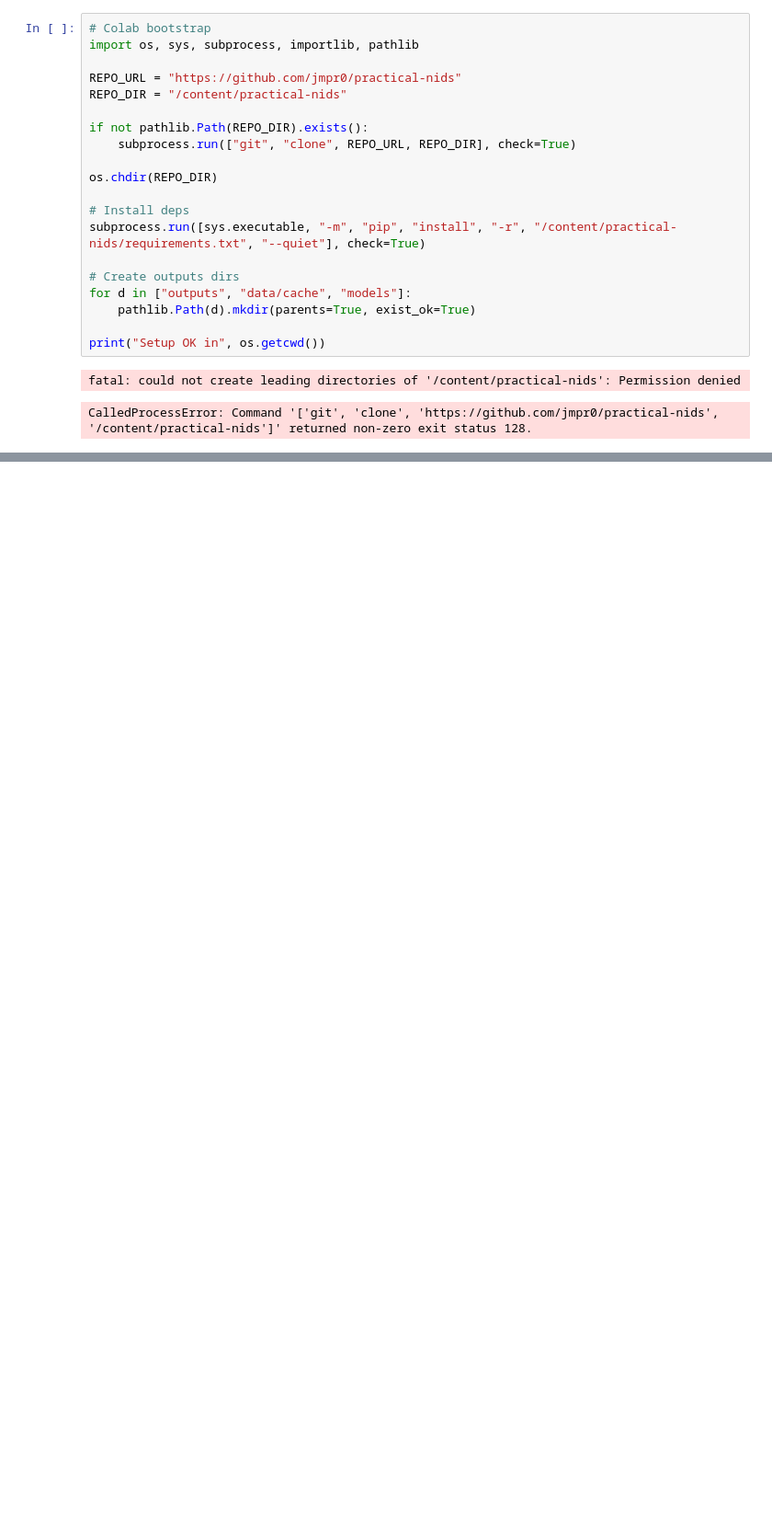
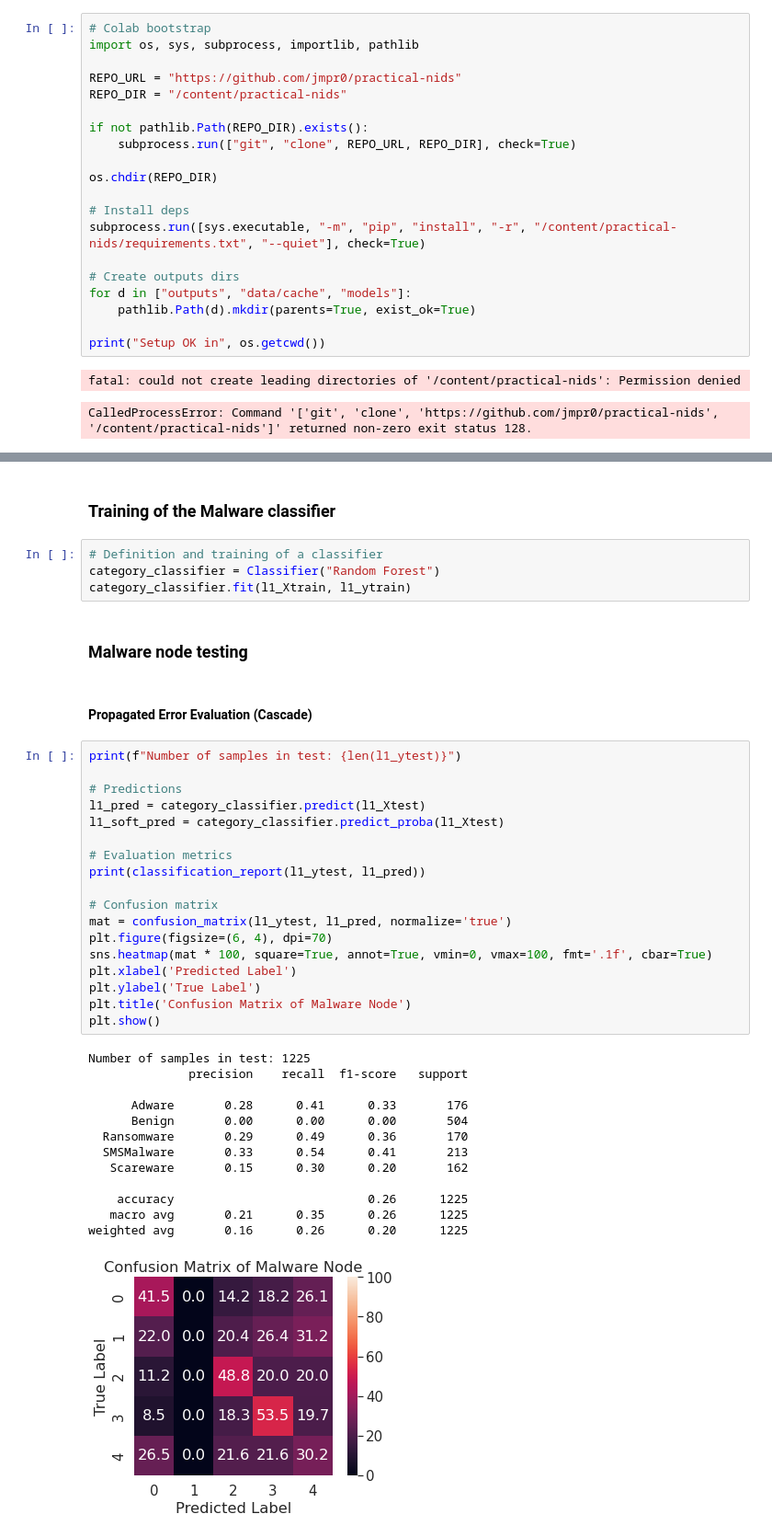
Before and after one commit to jmpr0/practical-nids, a Jupyter notebook: 02_hierarchical_intrusion_detection.ipynb, the cells around one changed output, grey strips where cells are left out. Shown at 92% size. Saved outputs shown, nothing was run; the diff lists cells and outputs as text; blank space fills up the shorter version.

```diff
--- a/02_hierarchical_intrusion_detection.ipynb
+++ b/02_hierarchical_intrusion_detection.ipynb
@@ -555,0 +326,42 @@ TPR-FPR @avg+std: 0.80-0.13
+# %% [markdown]
+### Training of the Malware classifier
+# %%
+# Definition and training of a classifier
+category_classifier = Classifier("Random Forest")
+category_classifier.fit(l1_Xtrain, l1_ytrain)
+# %% [markdown]
+### Malware node testing
+# %% [markdown]
+#### Propagated Error Evaluation (Cascade)
+# %%
+print(f"Number of samples in test: {len(l1_ytest)}")
+
+# Predictions
+l1_pred = category_classifier.predict(l1_Xtest)
+l1_soft_pred = category_classifier.predict_proba(l1_Xtest)
+
+# Evaluation metrics
+print(classification_report(l1_ytest, l1_pred))
+
+# Confusion matrix
+mat = confusion_matrix(l1_ytest, l1_pred, normalize='true')
+plt.figure(figsize=(6, 4), dpi=70)
+sns.heatmap(mat * 100, square=True, annot=True, vmin=0, vmax=100, fmt='.1f', cbar=True)
+plt.xlabel('Predicted Label')
+plt.ylabel('True Label')
+plt.title('Confusion Matrix of Malware Node')
+plt.show()
+# %% [output]
+Number of samples in test: 1225
+              precision    recall  f1-score   support
+
+      Adware       0.28      0.41      0.33       176
+      Benign       0.00      0.00      0.00       504
+  Ransomware       0.29      0.49      0.36       170
+  SMSMalware       0.33      0.54      0.41       213
+   Scareware       0.15      0.30      0.20       162
+
+    accuracy                           0.26      1225
+   macro avg       0.21      0.35      0.26      1225
+weighted avg       0.16      0.26      0.20      1225
+[figure, added]
```
Also changed, not shown: parts of 90 cells of this notebook, 1 other file.
